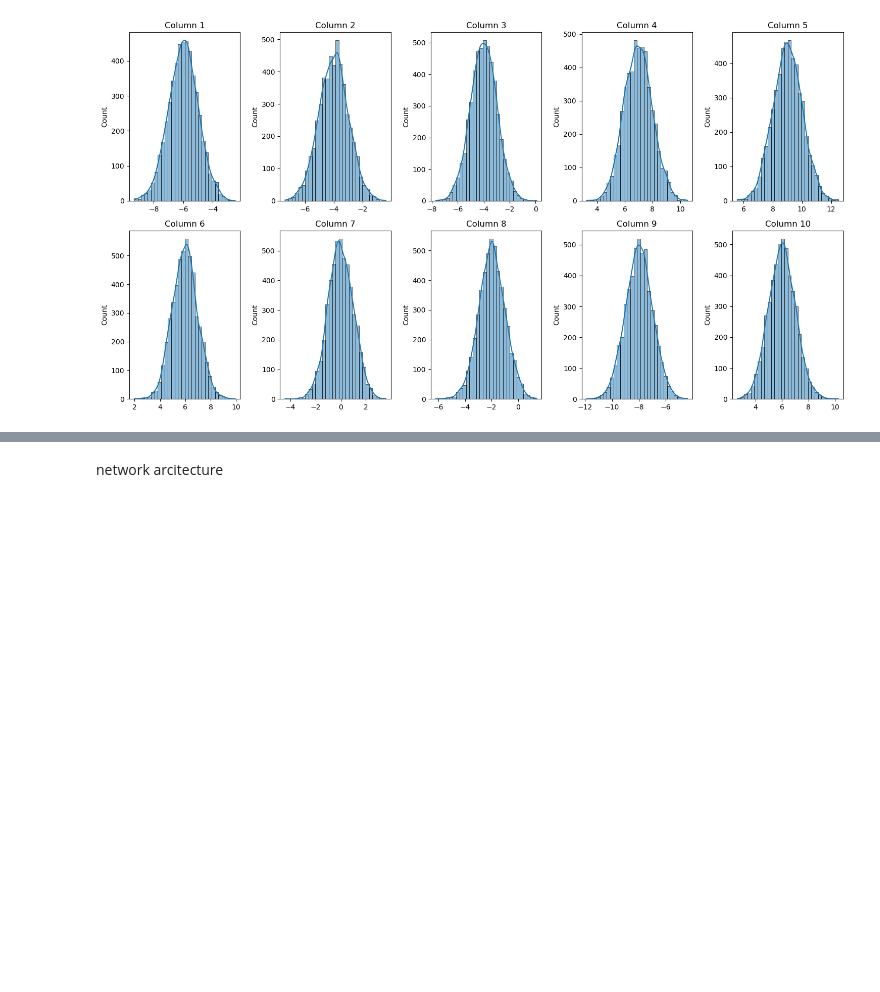
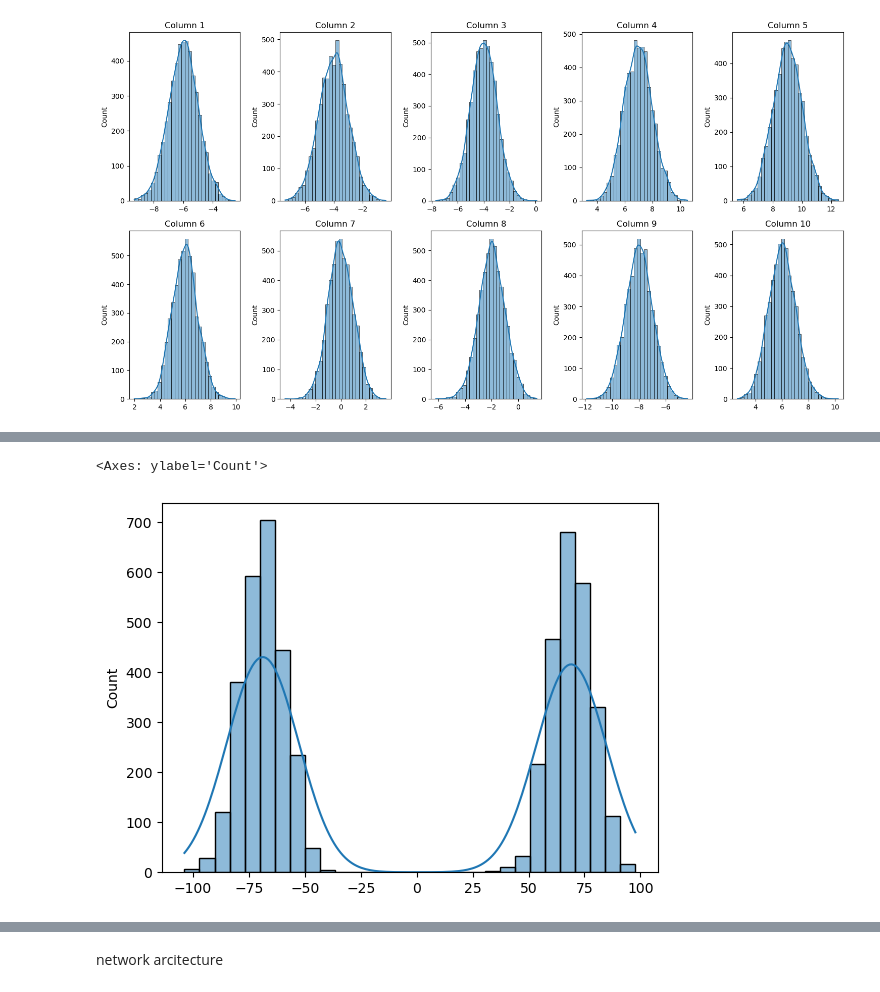
Before and after one commit to miluosi/diffusion-for-learning, a Jupyter notebook: ddpm example.ipynb, the cells around one changed output, grey strips where cells are left out. Cells and saved outputs as stored; diff of their text form; code cells hidden in the pictures; blank space fills up the shorter version.

```diff
--- a/ddpm example.ipynb
+++ b/ddpm example.ipynb
@@ -47,0 +72,5 @@ plt.show()
+# %%
+sns.histplot(data2, kde=True, bins=30)
+# %% [output]
+<Axes: ylabel='Count'>
+[figure, added]
```
Also changed, not shown: parts of 3 cells of this notebook.
